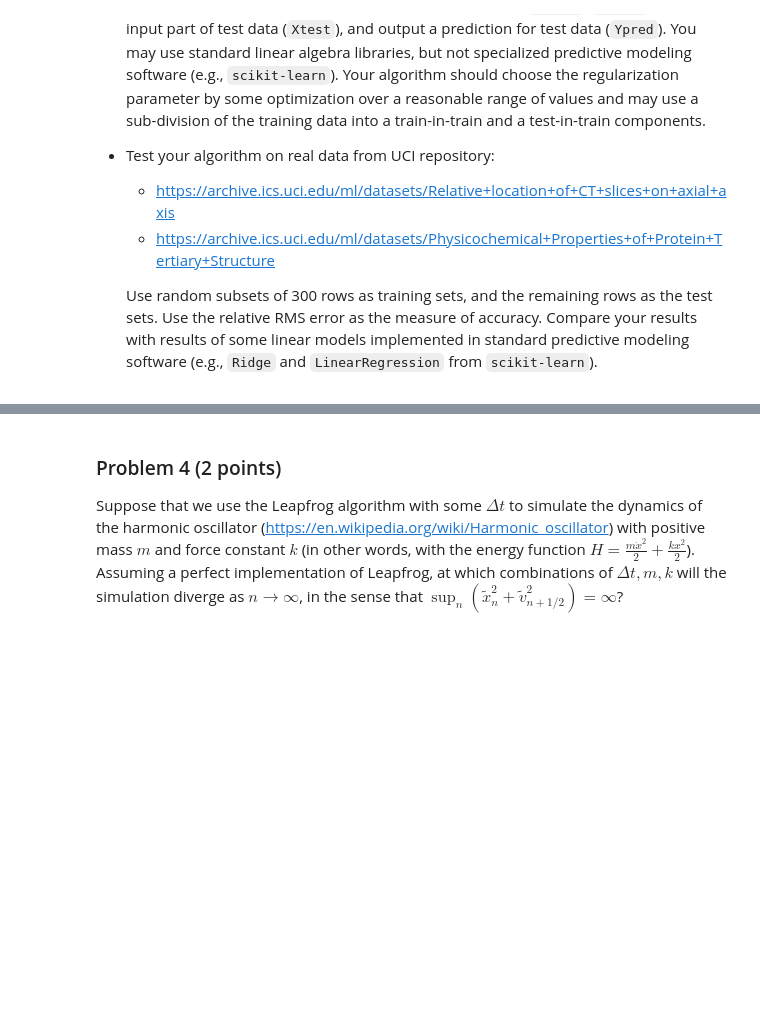
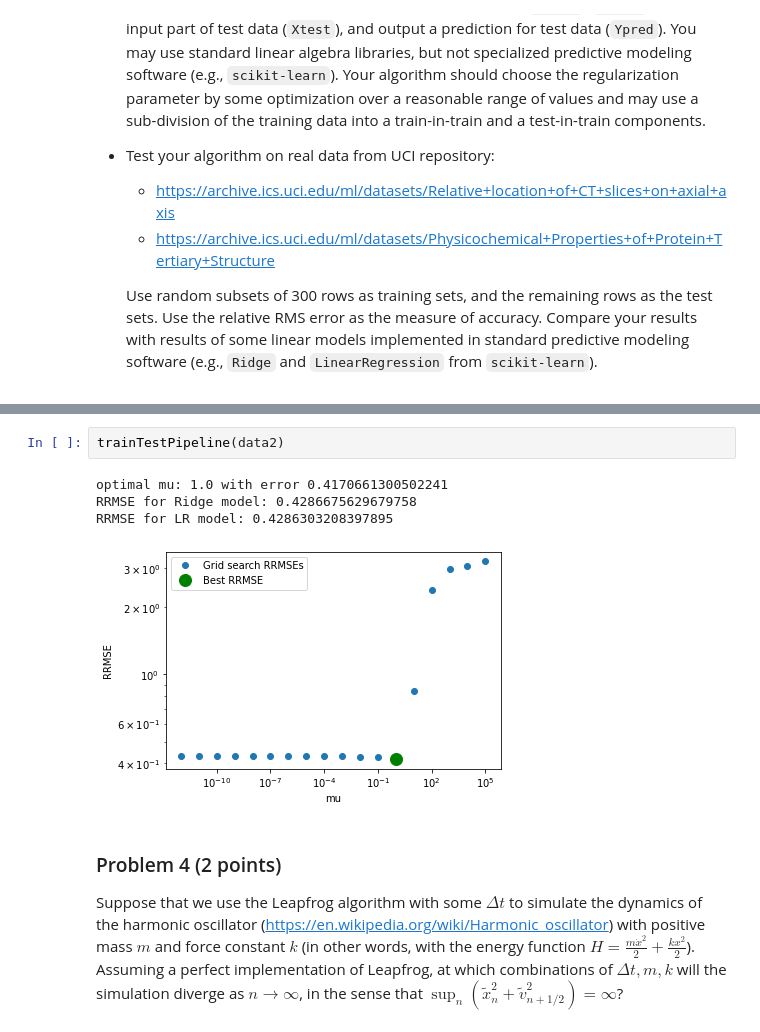
Before and after one commit to ArtemVergazov/scientific_computing, a Jupyter notebook: hw2/vergazov_artem_hw2.ipynb, the cells around one changed output, grey strips where cells are left out. Cells and saved outputs as stored; diff of their text form; blank space fills up the shorter version.

```diff
--- a/hw2/vergazov_artem_hw2.ipynb
+++ b/hw2/vergazov_artem_hw2.ipynb
@@ -227,3 +233,10 @@ RRMSE for LR model: 1.3731590120793655
+# %%
+trainTestPipeline(data2)
+# %% [output]
+optimal mu: 1.0 with error 0.4170661300502241
+RRMSE for Ridge model: 0.4286675629679758
+RRMSE for LR model: 0.4286303208397895
+[figure, added]
 # %% [markdown]
 ### Problem 4 (2 points)
 Suppose that we use the Leapfrog algorithm with some $\Delta t$ to simulate the dynamics of the harmonic oscillator (https://en.wikipedia.org/wiki/Harmonic_oscillator) with positive mass $m$ and force constant $k$ (in other words, with the energy function $H=\frac{m\dot x^2}{2}+\frac{kx^2}{2}$). Assuming a perfect implementation of Leapfrog, at which combinations of $\Delta t, m, k$ will the simulation diverge as $n\to\infty$, in the sense that $\sup_n(\tilde x_n^2+\tilde v_{n+1/2}^2)=\infty$?
```
Also changed, not shown: parts of 10 cells of this notebook.
